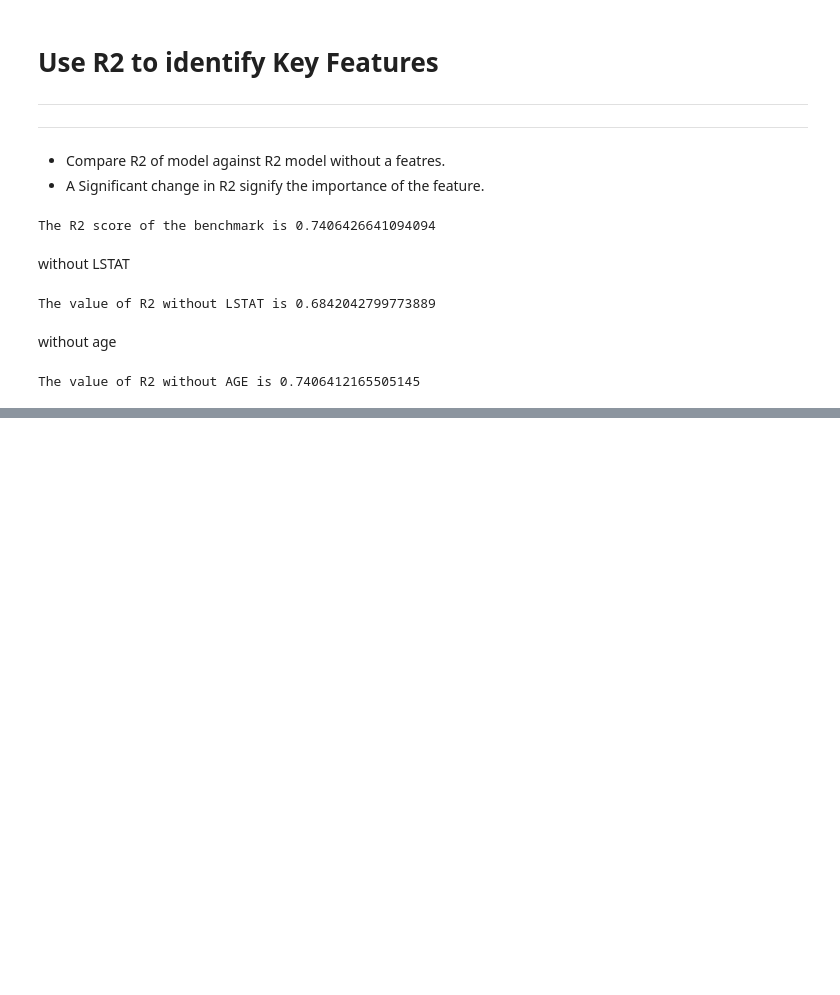
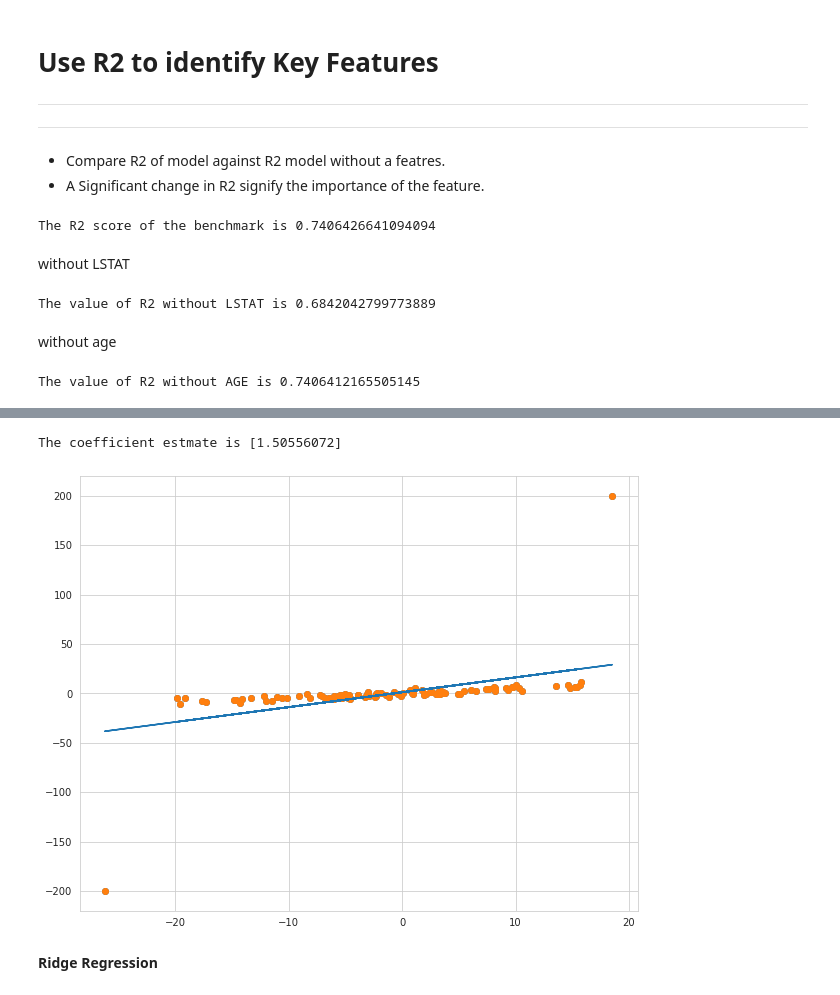
Before and after one commit to milu234/Project_Perseverance, a Jupyter notebook: Multiple_Regression.ipynb, the cells around one changed output, grey strips where cells are left out. Cells and saved outputs as stored; diff of their text form; code cells hidden in the pictures; blank space fills up the shorter version.

```diff
--- a/Multiple_Regression.ipynb
+++ b/Multiple_Regression.ipynb
@@ -382,0 +413,22 @@ The value of R2 without AGE is 0.7406412165505145
+# %%
+idx = rng.argmax()
+y_gen[idx] = 200
+idx  = rng.argmin()
+y_gen[idx] = -200
+# %%
+plt.figure(figsize=(10,8))
+plt.scatter(rng, y_gen)
+
+o_lr = LinearRegression(normalize=True)
+o_lr.fit(rng.reshape(-1, 1), y_gen)
+o_model_pred  = o_lr.predict(rng.reshape(-1,1))
+
+plt.scatter(rng, y_gen)
+plt.plot(rng , o_model_pred)
+
+print(f'The coefficient estmate is {o_lr.coef_}')
+# %% [output]
+The coefficient estmate is [1.50556072]
+[figure, added]
+# %% [markdown]
+**Ridge Regression**
```
Also changed, not shown: parts of 11 cells of this notebook.
